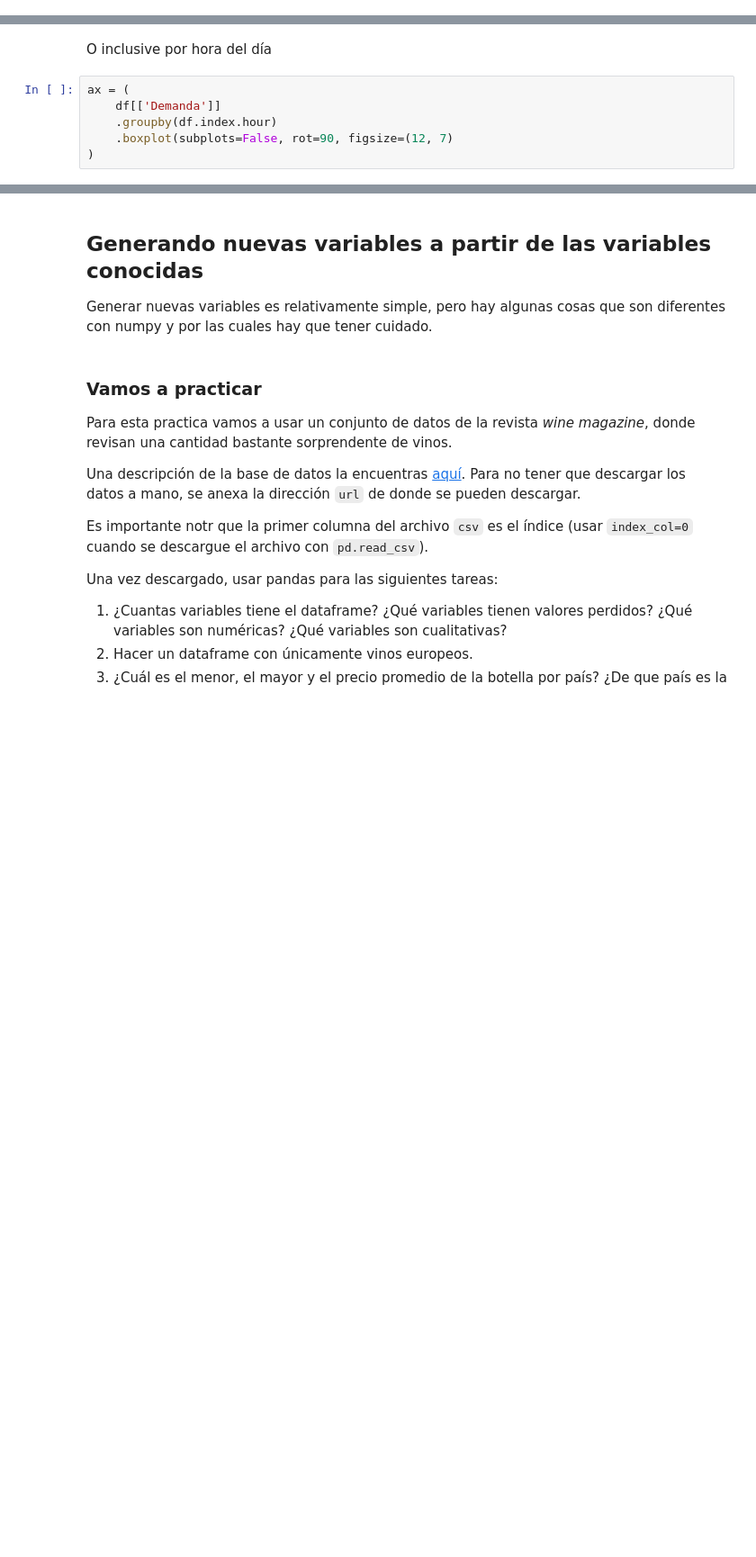
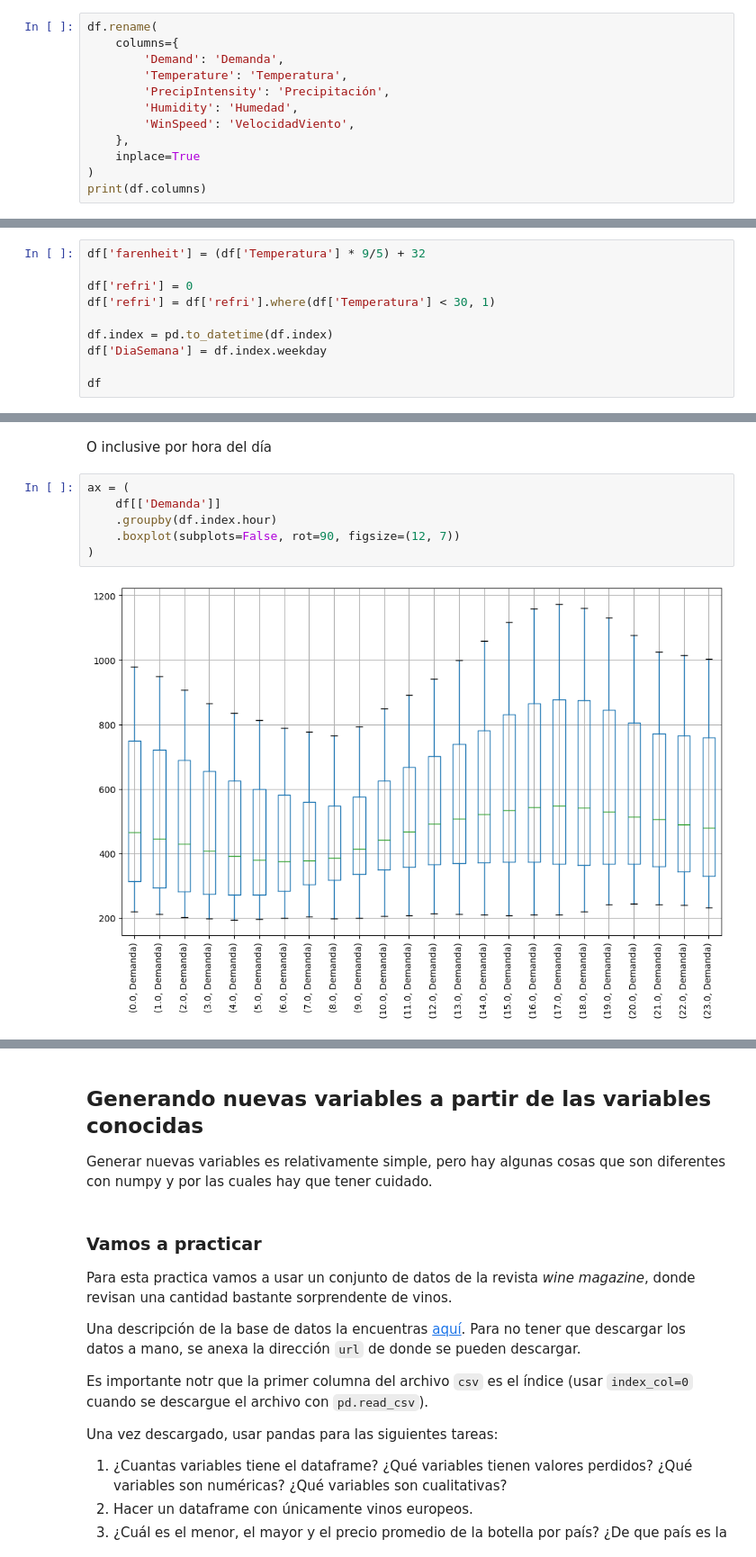
Before and after one commit to oliveroide/Notas_IA_Waissman, a Jupyter notebook: tareas/intro-pandas.ipynb, the cells around one changed output, grey strips where cells are left out. Shown at 90% size. Saved outputs shown, nothing was run; the diff lists cells and outputs as text; blank space fills up the shorter version.

```diff
--- a/tareas/intro-pandas.ipynb
+++ b/tareas/intro-pandas.ipynb
@@ -548,3 +631,15 @@ df.rename(
     inplace=True
 )
 df
+# %%
+df.rename(
+    columns={
+        'Demand': 'Demanda',
+        'Temperature': 'Temperatura',
+        'PrecipIntensity': 'Precipitación',
+        'Humidity': 'Humedad',
+        'WinSpeed': 'VelocidadViento',
+    },
+    inplace=True
+)
+print(df.columns)
@@ -550,0 +650,10 @@ df
+# %%
+df['farenheit'] = (df['Temperatura'] * 9/5) + 32
+
+df['refri'] = 0
+df['refri'] = df['refri'].where(df['Temperatura'] < 30, 1)
+
+df.index = pd.to_datetime(df.index)
+df['DiaSemana'] = df.index.weekday
+
+df
@@ -589,9 +733,11 @@ O inclusive por hora del día
 # %%
 ax = (
     df[['Demanda']]
     .groupby(df.index.hour)
-    .boxplot(subplots=False, rot=90, figsize=(12, 7)
+    .boxplot(subplots=False, rot=90, figsize=(12, 7))
 )
+# %% [output]
+[figure, added]
 # %%
 df_hora = (
     df[['Demanda', 'Temperatura']]
```
Also changed, not shown: parts of 36 cells of this notebook.
